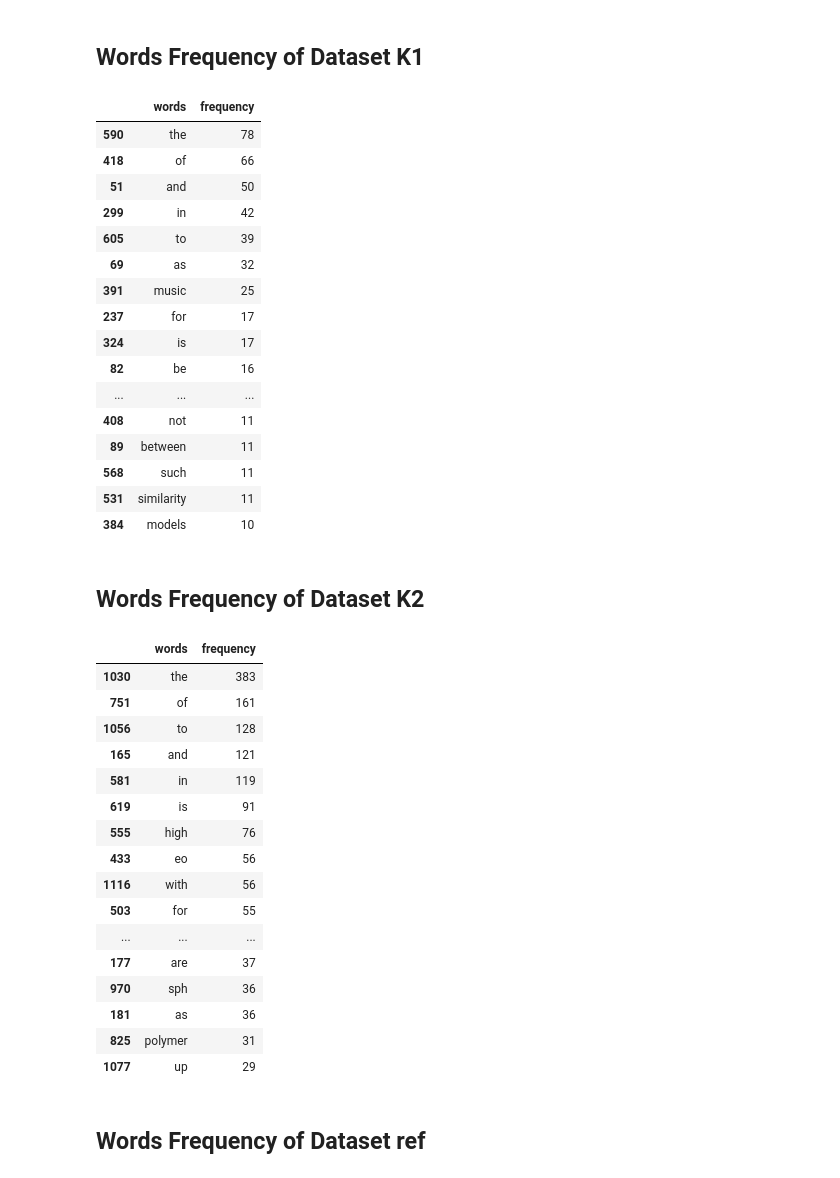
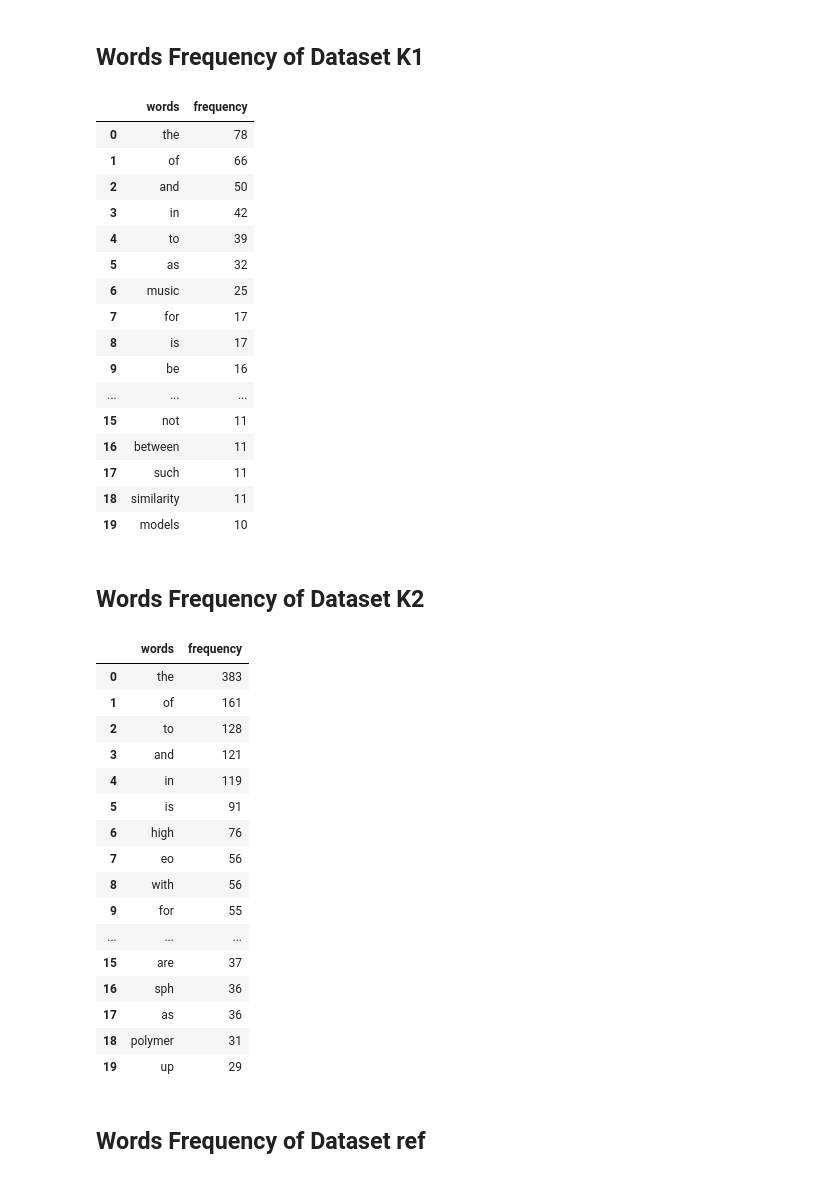
Before and after one commit to mattya144/ExpertSystemWithPython, a Jupyter notebook: create_reference_vectors.ipynb, the cells around one changed output. Cells and saved outputs as stored; diff of their text form; code cells hidden in the pictures.

```diff
--- a/create_reference_vectors.ipynb
+++ b/create_reference_vectors.ipynb
@@ -233,52 +248,53 @@ wf_list_Q
 ## Words Frequency of Dataset K1
 # %%
 wf_list_K1 = dispAndMakeWordFreq(df,words, author = 1)
-
 wf_list_K1 = wf_list_K1.sort_values('frequency', ascending=False)
+wf_list_K1 = wf_list_K1.reset_index(drop=True)
 wf_list_K1.head(20)
 # %% [output]
 |  | words | frequency |
-| 590 | the | 78 |
-| 418 | of | 66 |
-| 51 | and | 50 |
-| 299 | in | 42 |
-| 605 | to | 39 |
-| 69 | as | 32 |
-| 391 | music | 25 |
-| 237 | for | 17 |
-| 324 | is | 17 |
-| 82 | be | 16 |
+| 0 | the | 78 |
+| 1 | of | 66 |
+| 2 | and | 50 |
+| 3 | in | 42 |
+| 4 | to | 39 |
+| 5 | as | 32 |
+| 6 | music | 25 |
+| 7 | for | 17 |
+| 8 | is | 17 |
+| 9 | be | 16 |
 | ... | ... | ... |
-| 408 | not | 11 |
-| 89 | between | 11 |
-| 568 | such | 11 |
-| 531 | similarity | 11 |
-| 384 | models | 10 |
+| 15 | not | 11 |
+| 16 | between | 11 |
+| 17 | such | 11 |
+| 18 | similarity | 11 |
+| 19 | models | 10 |
 # %% [markdown]
 ## Words Frequency of Dataset K2
 # %%
 wf_list_K2 = dispAndMakeWordFreq(df,words, author = 2)
 
 wf_list_K2 = wf_list_K2.sort_values('frequency', ascending=False)
+wf_list_K2 = wf_list_K2.reset_index(drop=True)
 wf_list_K2.head(20)
 # %% [output]
 |  | words | frequency |
-| 1030 | the | 383 |
-| 751 | of | 161 |
-| 1056 | to | 128 |
-| 165 | and | 121 |
-| 581 | in | 119 |
-| 619 | is | 91 |
-| 555 | high | 76 |
-| 433 | eo | 56 |
-| 1116 | with | 56 |
-| 503 | for | 55 |
+| 0 | the | 383 |
+| 1 | of | 161 |
+| 2 | to | 128 |
+| 3 | and | 121 |
+| 4 | in | 119 |
+| 5 | is | 91 |
+| 6 | high | 76 |
+| 7 | eo | 56 |
+| 8 | with | 56 |
+| 9 | for | 55 |
 | ... | ... | ... |
-| 177 | are | 37 |
-| 970 | sph | 36 |
-| 181 | as | 36 |
-| 825 | polymer | 31 |
-| 1077 | up | 29 |
+| 15 | are | 37 |
+| 16 | sph | 36 |
+| 17 | as | 36 |
+| 18 | polymer | 31 |
+| 19 | up | 29 |
 # %% [markdown]
 ## Words Frequency of Dataset ref
 # %%
```
Also changed, not shown: parts of 58 cells of this notebook.
